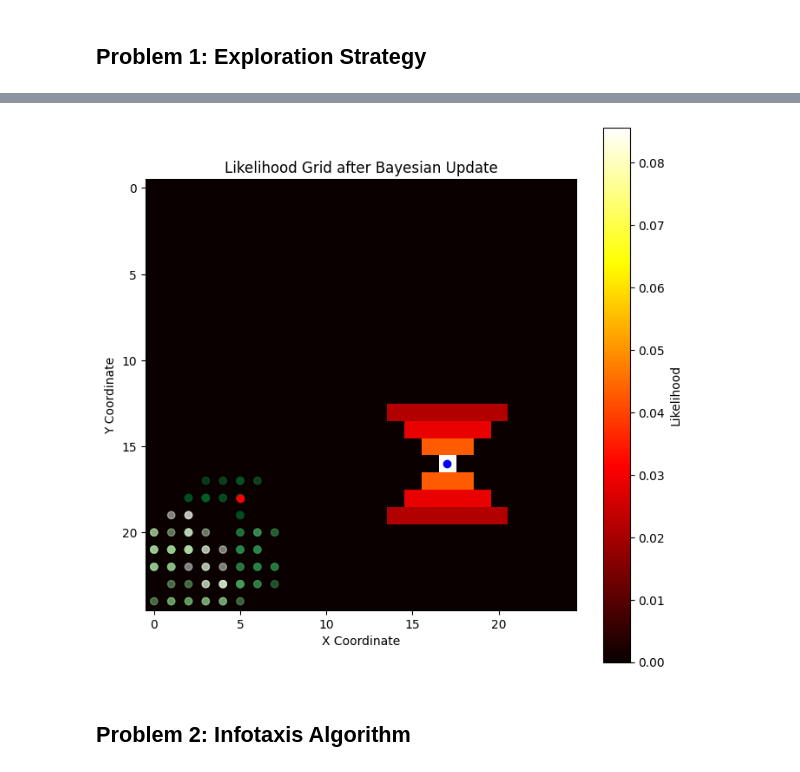
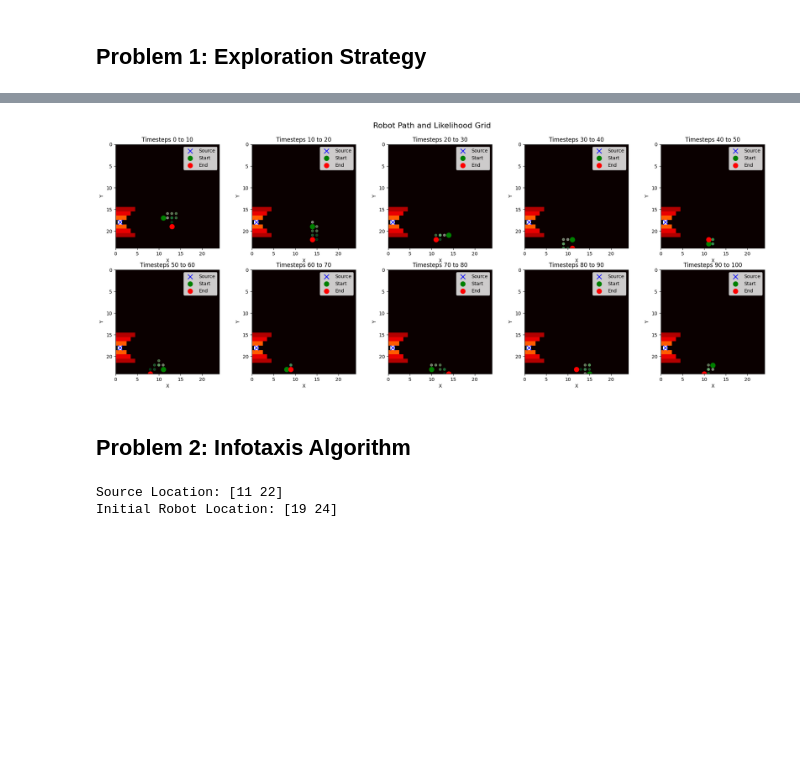
Before and after one commit to Sharwin24/Active-Learning, a Jupyter notebook: homework2/hw2.ipynb, the cells around one changed output, grey strips where cells are left out. Saved outputs shown, nothing was run; the diff lists cells and outputs as text; code cells hidden in the pictures; blank space fills up the shorter version.

Commit message:
Bayesian Update

```diff
--- a/homework2/hw2.ipynb
+++ b/homework2/hw2.ipynb
@@ -163,6 +169,22 @@ print(f"Initial Robot Location: {robot_location.cpu().numpy()}")
 
 NUM_TIMESTEPS = 100
 
+def generate_robot_action(robot):
+    # Randomly pick an action from the action space
+    action = torch.randint(0, len(ACTIONS), (1,), device=DEV).item()
+    while True:
+        # Calculate the new robot location based on the action
+        new_location = robot + ACTIONS[action]
+        # Check if the new location is within bounds
+        if in_bounds(new_location[0], new_location[1]):
+            break
+        else:
+            # If out of bounds, pick a different action
+            action = torch.randint(0, len(ACTIONS), (1,), device=DEV).item()
+    # Update the robot location
+    robot = new_location
+    return robot
+
 # Develop an exploration strategy, at each time step,
 # select an action (up,down, left, right, stay) to quickly explore the search space
 # Move the robot according to the selected action
@@ -170,31 +192,42 @@ robot_path = [robot_location.cpu().numpy()]
 L = create_likelihood(source_location)
 for t in range(1, NUM_TIMESTEPS):
     # Randomly select an action for the robot
-    robot_location = random_robot_action(robot_location)
+    robot_location = generate_robot_action(robot_location)
     robot_path.append(robot_location.cpu().numpy())
-    # print(f"Robot moved to: {robot_location.cpu().numpy()} at time {t}")
 
     # After executing each action, simulate a measurement,
     # and use Bayesian update to update the belief of the source location.
-    x, y = robot_location[0].item(), robot_location[1].item()
-    Z = simulate_measurement(x, y, L)
+    Z = simulate_measurement(robot_location, source_location)
+    # print(f"Robot Location: {robot_location.cpu().numpy()}, Measurement: {Z}")
     L = bayesian_update(L, Z, robot_location)
 
 print(f"Final Robot Location: {robot_location.cpu().numpy()}")
 robot_path_np = np.array(robot_path)
 
 # Visualize the likelihood grid with heatmap
-plt.figure(figsize=(8, 8))
-plt.imshow(L.cpu().numpy(), cmap='hot', interpolation='nearest')
-plt.colorbar(label='Likelihood')
-plt.scatter(source_location[0].cpu().numpy(), source_location[1].cpu().numpy(), c='blue', label='Source Location')
-plt.scatter(robot_path_np[1:, 0], robot_path_np[1:, 1], c=np.linspace(0, 1, len(robot_path_np[1:])), cmap='Greens', label='Robot Path', alpha=0.5)
-# plt.scatter(robot_path[0][1], robot_path[0][0], c='cyan', label='Initial Robot Location')
-plt.scatter(robot_location[0].cpu().numpy(), robot_location[1].cpu().numpy(), c='red', label='Final Robot Location')
-plt.title('Likelihood Grid after Bayesian Update')
-plt.xlabel('X Coordinate')
-plt.ylabel('Y Coordinate')
-# plt.legend()
-plt.grid(False)
-plt.savefig("problem_1.png")
+fig, axes = plt.subplots(2, 5, figsize=(20, 8))
+timesteps_per_plot = NUM_TIMESTEPS // 10
+
+for i, ax in enumerate(axes.flat):
+    start = i * timesteps_per_plot
+    end = (i + 1) * timesteps_per_plot
+    ax.imshow(L.cpu().numpy(), cmap='hot', interpolation='nearest')
+    ax.set_xlim(0, GRID_SIZE - 1)
+    ax.set_ylim(GRID_SIZE - 1, 0)  # Invert y-axis to match the grid coordinates
+    ax.set_aspect('equal')
+    ax.scatter(source_location[0].cpu().numpy(), source_location[1].cpu().numpy(), c='blue', label='Source', marker='x', s=100)
+    ax.scatter(robot_path_np[start:end, 0], robot_path_np[start:end, 1], c=np.linspace(0, 1, end - start), cmap='Greens', alpha=0.5, s=25)
+    ax.scatter(robot_path_np[start, 0], robot_path_np[start, 1], c='green', label='Start', marker='o', s=100)
+    ax.scatter(robot_path_np[end - 1, 0], robot_path_np[end - 1, 1], c='red', label='End', marker='o', s=100)
+    ax.set_title(f'Timesteps {start} to {end}')
+    ax.set_xlabel('X')
+    ax.set_ylabel('Y')
+    ax.legend()
+    ax.grid(False)
+
+# Adjust layout and title
+plt.tight_layout()
+plt.suptitle('Robot Path and Likelihood Grid', fontsize=16)
+plt.subplots_adjust(top=0.90)  # Adjust the top to make room for the title
+plt.savefig("problem1.png")
 # %% [output]
@@ -204,3 +251,3 @@ Final Robot Location: [ 5 18]
-[figure, old version]
+[figure, new version]
 # %% [markdown]
 ## Problem 2: Infotaxis Algorithm
@@ -206,0 +259,12 @@ Final Robot Location: [ 5 18]
+# %%
+# Randomly sample a source location and an initial location of the robot
+source_location = torch.randint(0, GRID_SIZE, (2,), device=DEV)
+robot_location = torch.randint(0, GRID_SIZE, (2,), device=DEV)
+print(f"Source Location: {source_location.cpu().numpy()}")
+print(f"Initial Robot Location: {robot_location.cpu().numpy()}")
+
+# Implement the Infotaxis algorithm to choose the optimal action at each time step to maximize
+# the expected entropy reduction (information gain) until convergence.
+# %% [output]
+Source Location: [11 22]
+Initial Robot Location: [19 24]
```
Also changed, not shown: parts of 3 cells of this notebook, 2 other files.
